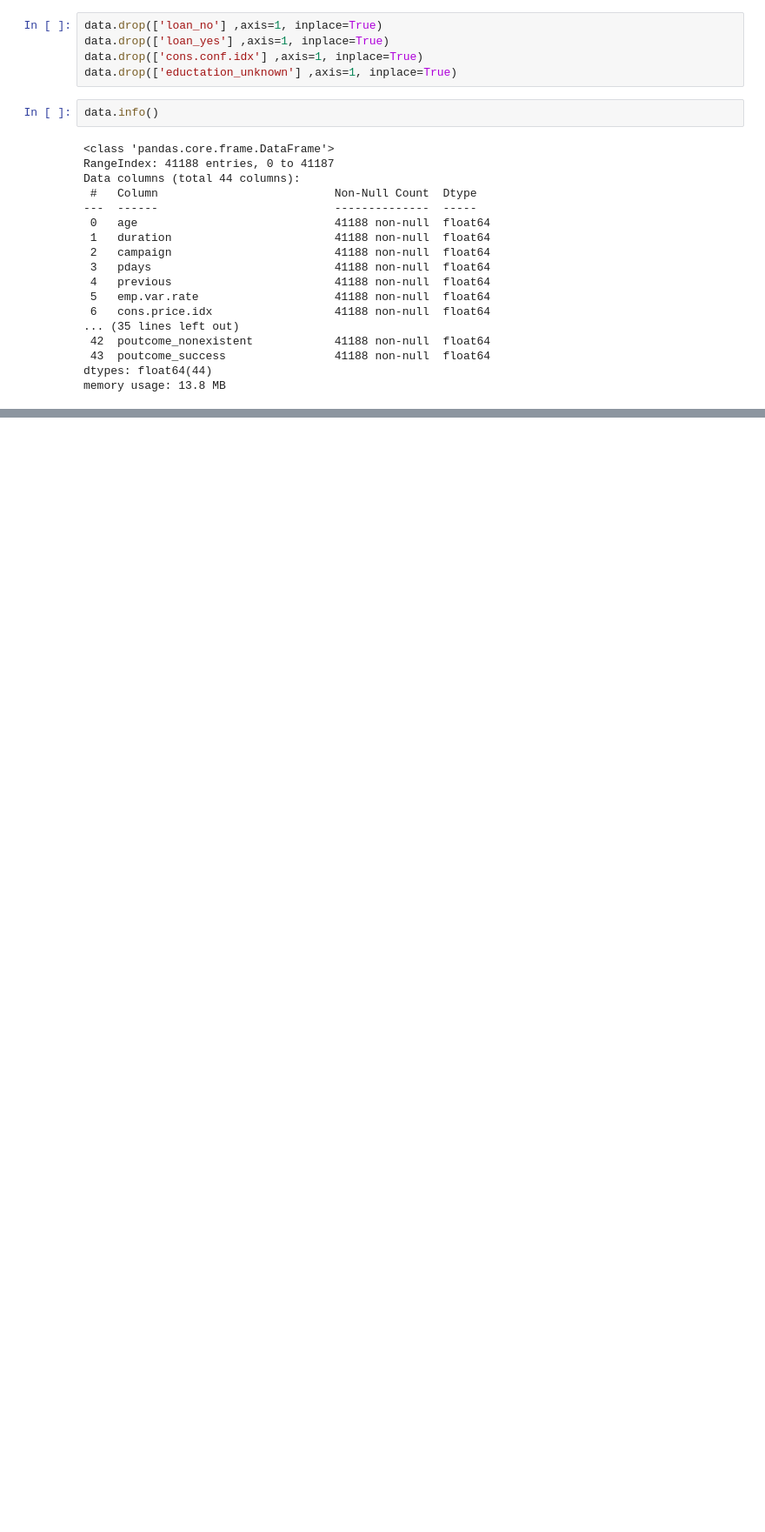
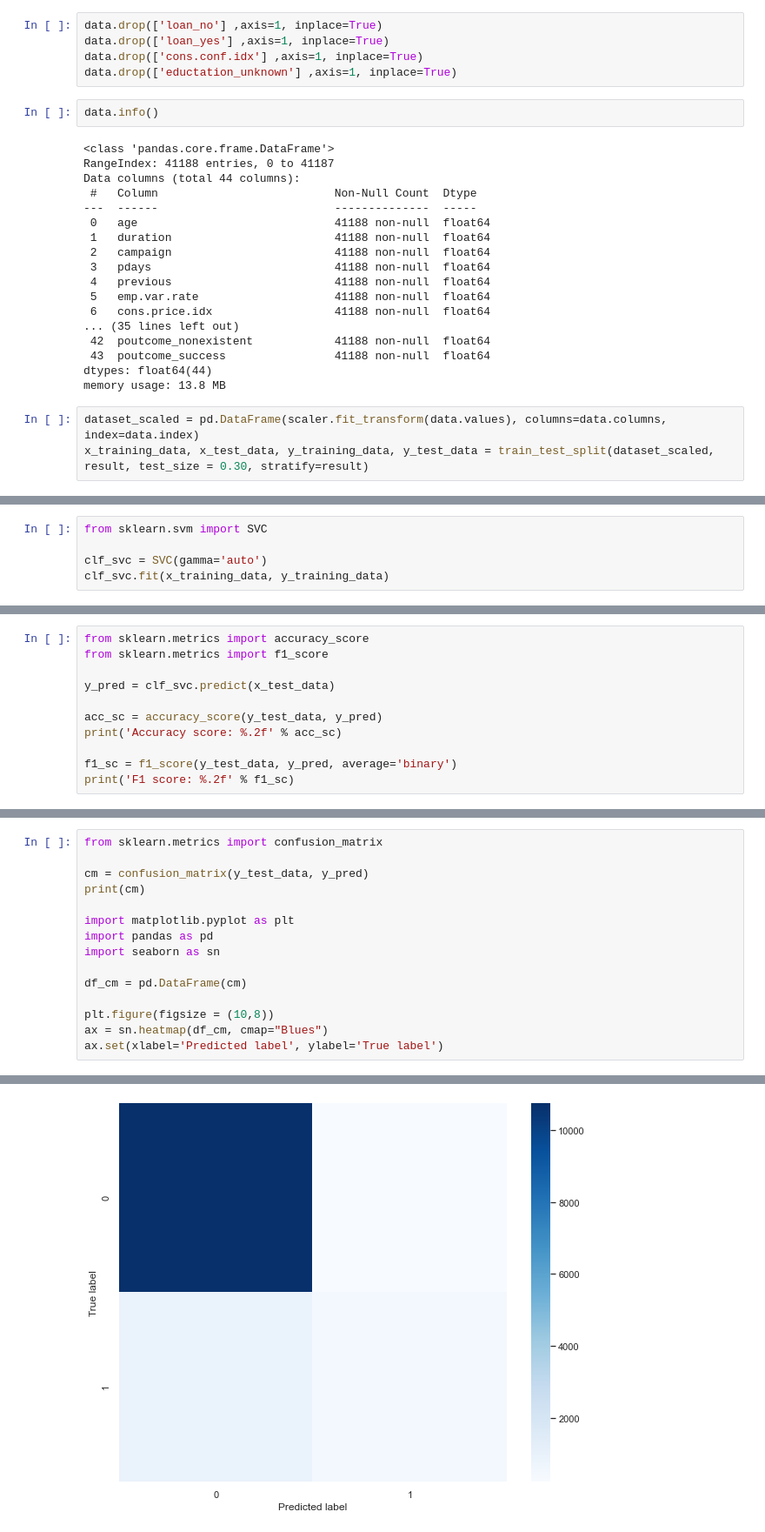
Before and after one commit to marek-dalida/bank-marketing-analysis, a Jupyter notebook: bank-marketing.ipynb, the cells around one changed output, grey strips where cells are left out. Shown: that part at 87% size. Saved outputs shown, nothing was run; the diff lists cells and outputs as text; blank space fills up the shorter version.

```diff
--- a/bank-marketing.ipynb
+++ b/bank-marketing.ipynb
@@ -502,3 +502,6 @@ Data columns (total 44 columns):
  43  poutcome_success                41188 non-null  float64
 dtypes: float64(44)
 memory usage: 13.8 MB
+# %%
+dataset_scaled = pd.DataFrame(scaler.fit_transform(data.values), columns=data.columns, index=data.index)
+x_training_data, x_test_data, y_training_data, y_test_data = train_test_split(dataset_scaled, result, test_size = 0.30, stratify=result)
@@ -504,0 +522,5 @@ memory usage: 13.8 MB
+# %%
+from sklearn.svm import SVC
+
+clf_svc = SVC(gamma='auto')
+clf_svc.fit(x_training_data, y_training_data)
@@ -504,0 +529,11 @@ memory usage: 13.8 MB
+# %%
+from sklearn.metrics import accuracy_score
+from sklearn.metrics import f1_score
+
+y_pred = clf_svc.predict(x_test_data)
+
+acc_sc = accuracy_score(y_test_data, y_pred)
+print('Accuracy score: %.2f' % acc_sc)
+
+f1_sc = f1_score(y_test_data, y_pred, average='binary')
+print('F1 score: %.2f' % f1_sc)
@@ -504,0 +543,16 @@ memory usage: 13.8 MB
+# %%
+from sklearn.metrics import confusion_matrix
+
+cm = confusion_matrix(y_test_data, y_pred)
+print(cm)
+
+import matplotlib.pyplot as plt
+import pandas as pd
+import seaborn as sn
+
+df_cm = pd.DataFrame(cm)
+
+plt.figure(figsize = (10,8))
+ax = sn.heatmap(df_cm, cmap="Blues")
+ax.set(xlabel='Predicted label', ylabel='True label')
+# %% [output]
@@ -504,0 +562 @@ memory usage: 13.8 MB
+[figure, added]
```
Also changed, not shown: parts of 14 cells of this notebook.
